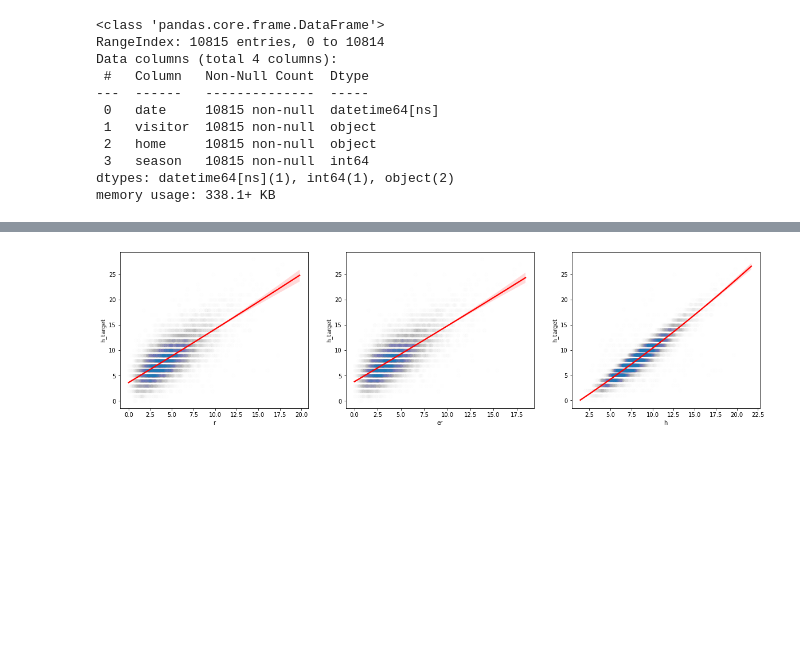
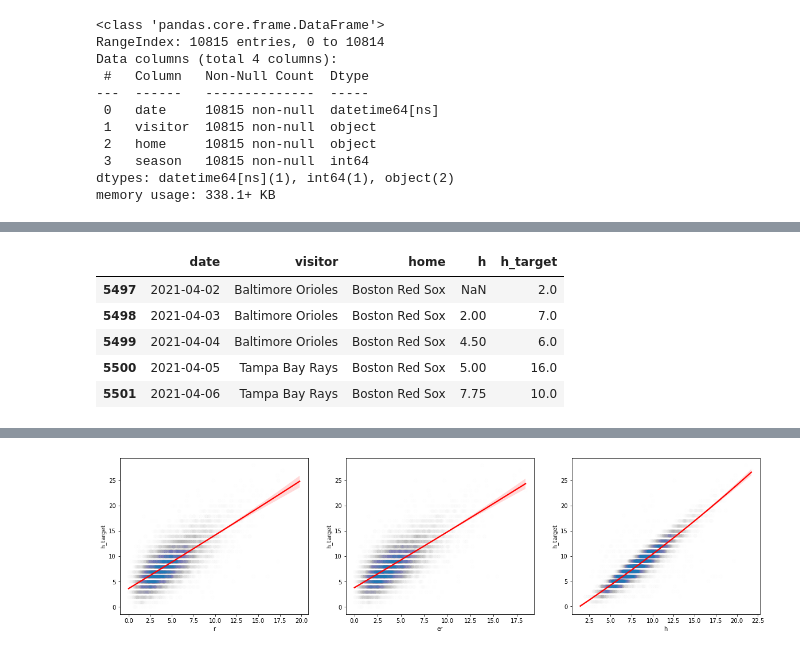
Before and after one commit to tylerengland25/MLB, a Jupyter notebook: backend/analysis/analysis.ipynb, the cells around one changed output, grey strips where cells are left out. Drawn from its saved outputs; the diff is of its cells as text; code cells hidden in the pictures; blank space fills up the shorter version.

```diff
--- a/backend/analysis/analysis.ipynb
+++ b/backend/analysis/analysis.ipynb
@@ -125,28 +145,36 @@ def sma(bin, df):
 # %%
 # Function for cma
-def cma(df):
-    temp_df = df.sort_values(by=['team', 'date']).copy()
+def cma(df, schedule):
 
-    sma_df = pd.DataFrame()
+    df = pd.merge(
+        schedule.drop(['season'], axis=1),
+        df,
+        left_on=['date', 'visitor', 'home'],
+        right_on=['date', 'visitor', 'home'],
+        how='left'
+    )
+
+    cma_df = pd.DataFrame()
 
     for team in df['team'].unique():
         for season in df['date'].dt.year.unique():
-            team_df = temp_df[(temp_df['team'] == team) & (temp_df['date'].dt.year == season)].copy()
+            team_df = df[(df['team'] == team) & (df['date'].dt.year == season)].sort_values(by=['date']).copy()
             for col in list(set(df.columns).difference({'date', 'visitor', 'home', 'team'})):
                 team_df[col] = team_df[col].expanding(1).mean()
+                team_df[col] = team_df[col].shift(1)
 
-            sma_df = sma_df.append(team_df, ignore_index=True)
+            cma_df = cma_df.append(team_df, ignore_index=True)
 
-    sma_df = pd.merge(
-        sma_df,
+    cma_df = pd.merge(
+        cma_df,
         df[['date', 'visitor', 'home', 'team', 'h']],
         left_on=['date', 'visitor', 'home', 'team'],
         right_on=['date', 'visitor', 'home', 'team'],
         suffixes=('', '_target')
     )
 
-    sma_df = feature_engineer(sma_df)
+    cma_df = feature_engineer(cma_df)
 
-    return sma_df.sort_values(by=['date']).dropna(axis=0)
+    return cma_df.sort_values(by=['date'])
 # %%
 # Function for ema
@@ -184,3 +231,12 @@ sma_20, sma_10, sma_5, sma_3, sma_1 = sma(20, df), sma(10, df), sma(5, df), sma(
+# %%
+cma_df[(cma_df['date'].dt.year == 2021) & (cma_df['team'] == 'Boston Red Sox')][['date', 'visitor', 'home', 'h', 'h_target']].head()
+# %% [output]
+|  | date | visitor | home | h | h_target |
+| 5497 | 2021-04-02 | Baltimore Orioles | Boston Red Sox | NaN | 2.0 |
+| 5498 | 2021-04-03 | Baltimore Orioles | Boston Red Sox | 2.00 | 7.0 |
+| 5499 | 2021-04-04 | Baltimore Orioles | Boston Red Sox | 4.50 | 6.0 |
+| 5500 | 2021-04-05 | Tampa Bay Rays | Boston Red Sox | 5.00 | 16.0 |
+| 5501 | 2021-04-06 | Tampa Bay Rays | Boston Red Sox | 7.75 | 10.0 |
 # %%
 # Correlations
 corr_df = pd.DataFrame()
```
Also changed, not shown: parts of 11 cells of this notebook, 9 other files.
